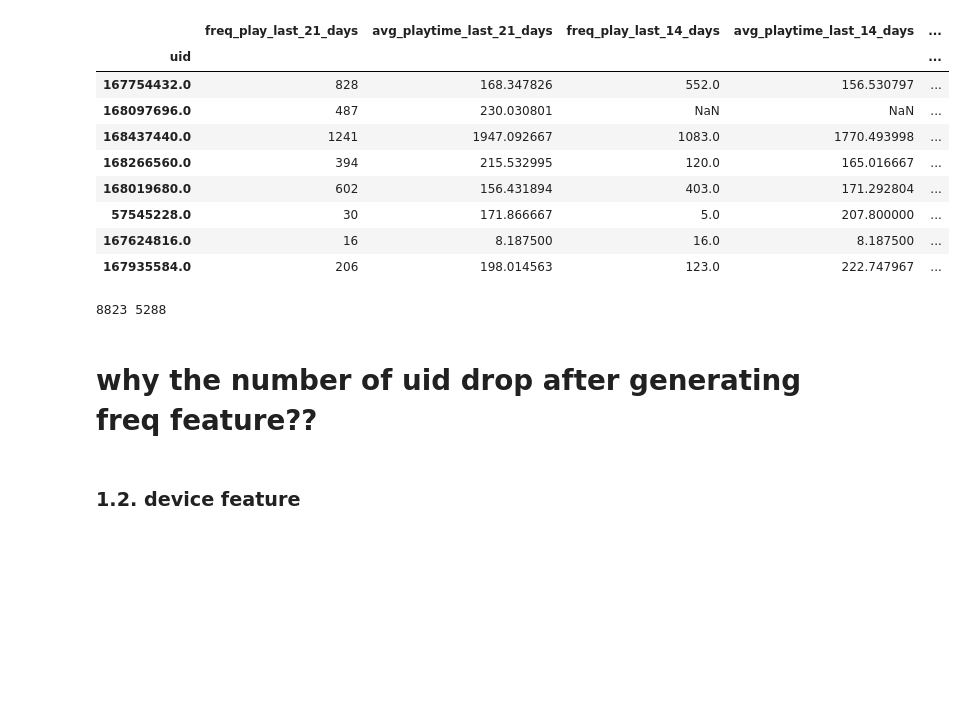
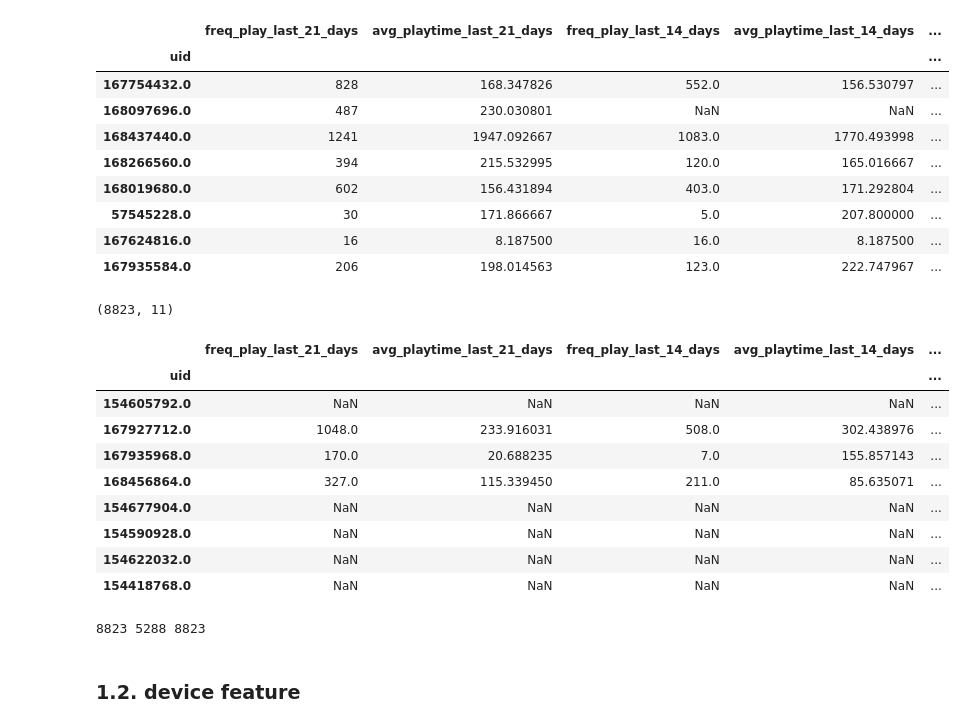
Before and after one commit to joyceft/Music-Player-Project, a Jupyter notebook: Feature_Generation.ipynb, the cells around one changed output. Drawn from its saved outputs; the diff is of its cells as text; code cells hidden in the pictures; blank space fills up the shorter version.

```diff
--- a/Feature_Generation.ipynb
+++ b/Feature_Generation.ipynb
@@ -105,9 +155,21 @@ play_feature.sample(8)
+# %%
+play_feature_8823.sample(8)
+# %% [output]
+(8823, 11)
+|  | freq_play_last_21_days | avg_playtime_last_21_days | freq_play_last_14_days | avg_playtime_last_14_days | ... |
+| uid |  |  |  |  | ... |
+| 154605792.0 | NaN | NaN | NaN | NaN | ... |
+| 167927712.0 | 1048.0 | 233.916031 | 508.0 | 302.438976 | ... |
+| 167935968.0 | 170.0 | 20.688235 | 7.0 | 155.857143 | ... |
+| 168456864.0 | 327.0 | 115.339450 | 211.0 | 85.635071 | ... |
+| 154677904.0 | NaN | NaN | NaN | NaN | ... |
+| 154590928.0 | NaN | NaN | NaN | NaN | ... |
+| 154622032.0 | NaN | NaN | NaN | NaN | ... |
+| 154418768.0 | NaN | NaN | NaN | NaN | ... |
 # %%
-print(len(sample_play.uid.unique()), play_feature.shape[0])
+print(len(sample_play.uid.unique()), play_feature.shape[0], play_feature_8823.shape[0])
 # %% [output]
-8823 5288
+8823 5288 8823
-# %% [markdown]
-# why the number of uid drop after generating freq feature??
 # %% [markdown]
 ### 1.2. device feature
 # %%
```
Also changed, not shown: parts of 31 cells of this notebook, 2 other files.
